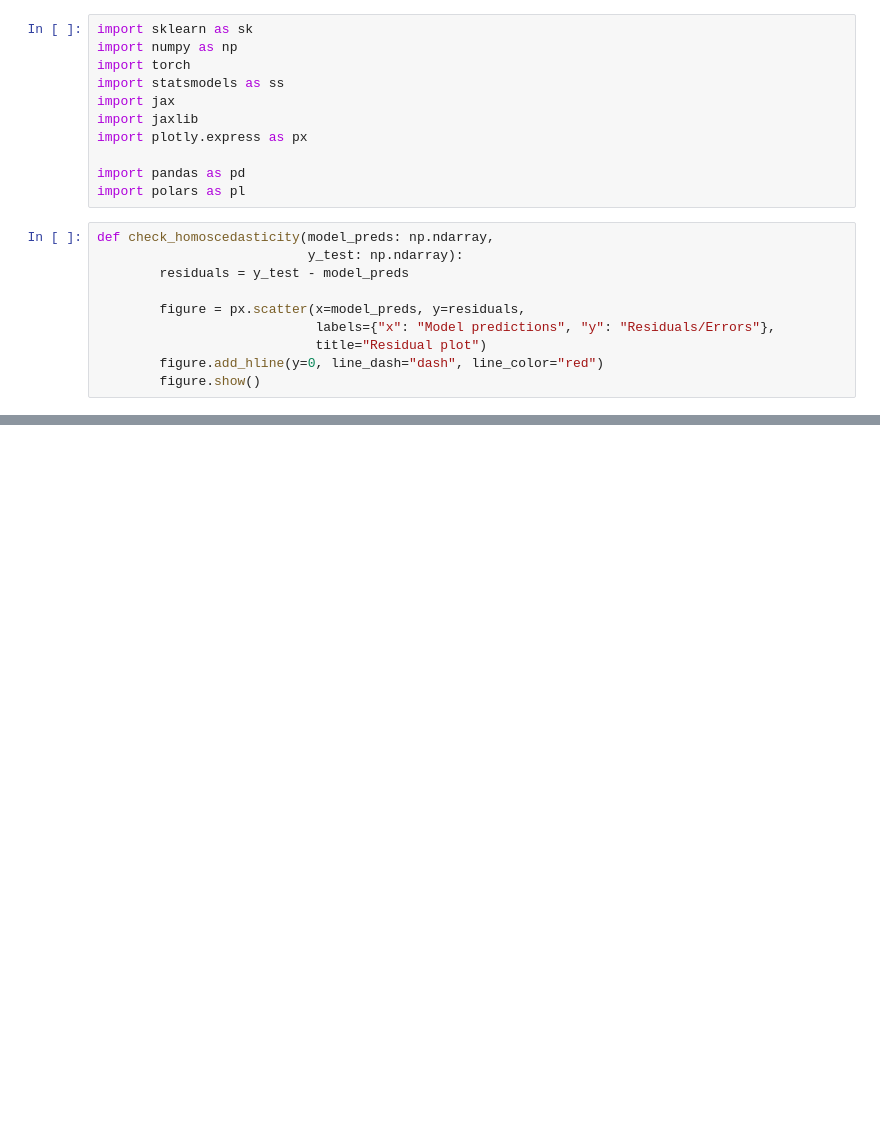
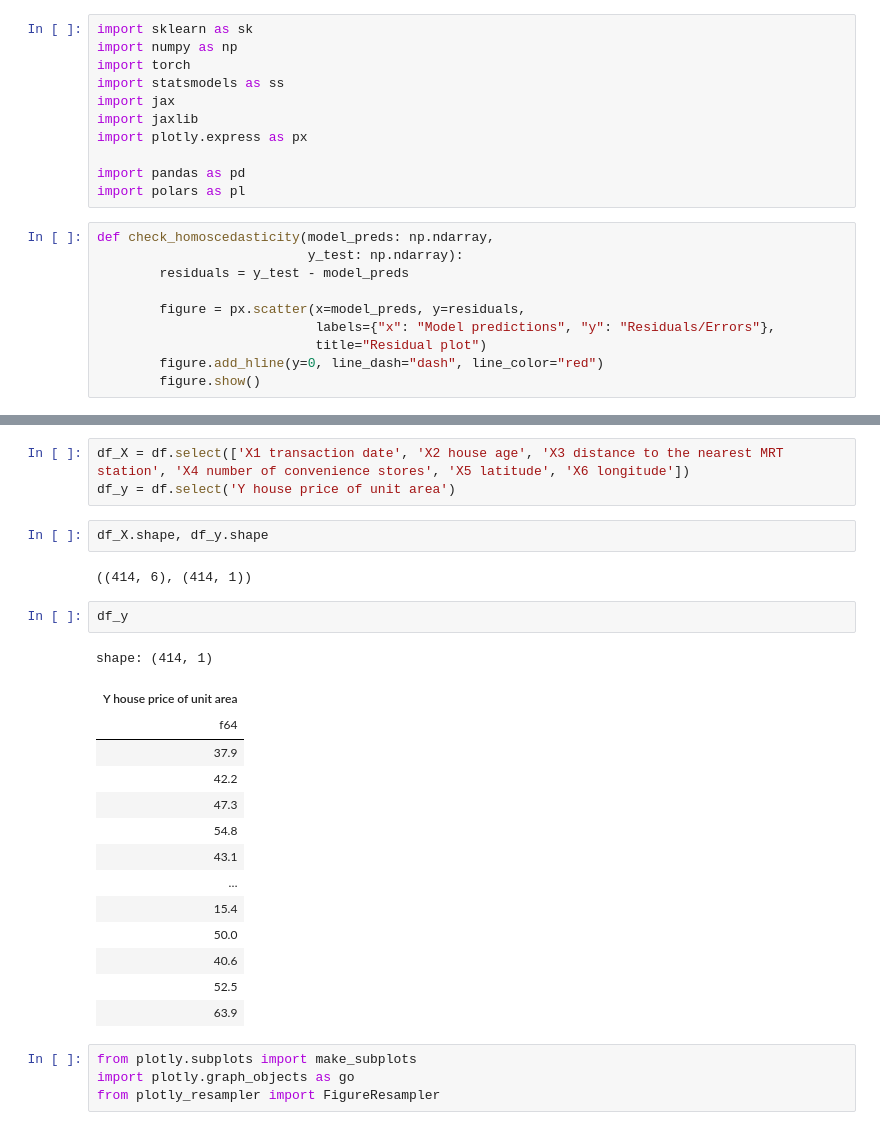
Before and after one commit to adrinorosario/ml-kit, a Jupyter notebook: supervised learning/regression analysis/multiple linear regression.ipynb, the cells around one changed output, grey strips where cells are left out. Cells and saved outputs as stored; diff of their text form; blank space fills up the shorter version.

```diff
--- a/supervised learning/regression analysis/multiple linear regression.ipynb
+++ b/supervised learning/regression analysis/multiple linear regression.ipynb
@@ -31,0 +78,28 @@ ImportError: pyarrow is required for converting a pandas dataframe to Polars, un
+# %%
+df_X = df.select(['X1 transaction date', 'X2 house age', 'X3 distance to the nearest MRT station', 'X4 number of convenience stores', 'X5 latitude', 'X6 longitude'])
+df_y = df.select('Y house price of unit area')
+# %%
+df_X.shape, df_y.shape
+# %% [output]
+((414, 6), (414, 1))
+# %%
+df_y
+# %% [output]
+shape: (414, 1)
+| Y house price of unit area |
+| f64 |
+| 37.9 |
+| 42.2 |
+| 47.3 |
+| 54.8 |
+| 43.1 |
+| … |
+| 15.4 |
+| 50.0 |
+| 40.6 |
+| 52.5 |
+| 63.9 |
+# %%
+from plotly.subplots import make_subplots
+import plotly.graph_objects as go
+from plotly_resampler import FigureResampler
```
Also changed, not shown: parts of 9 cells of this notebook, 3 other files.
